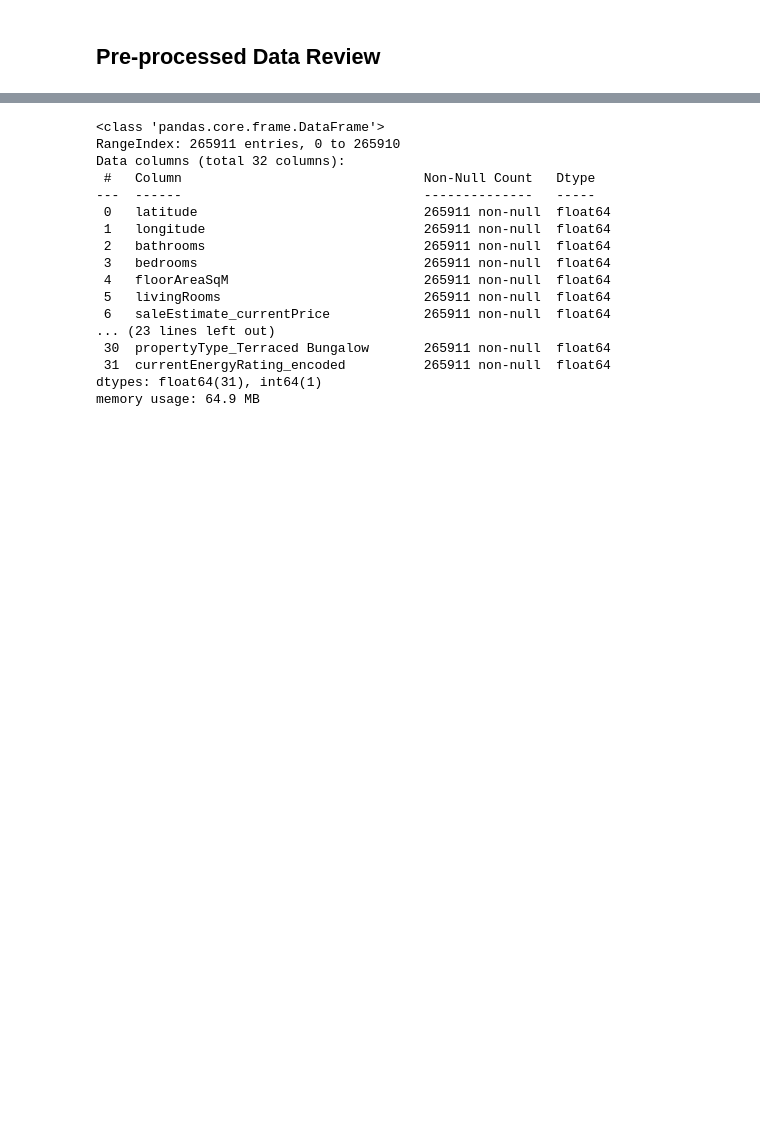
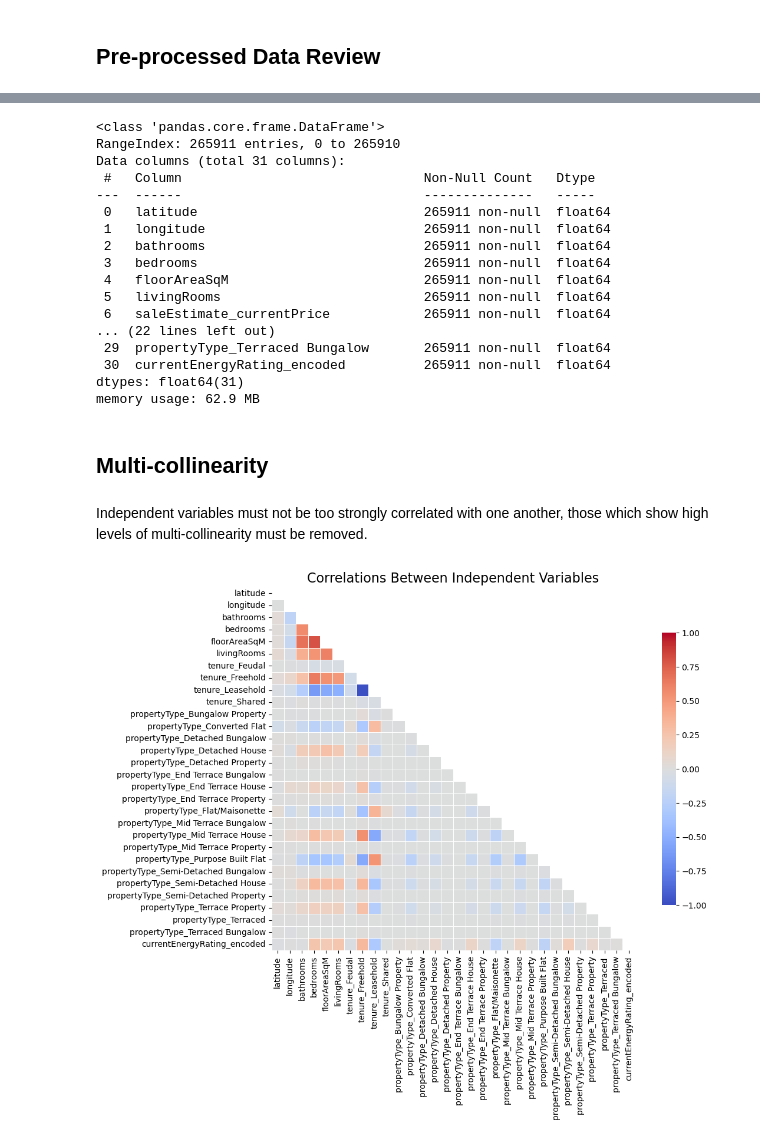
Before and after one commit to SanjayRaju2000/London-House-Price-Prediction, a Jupyter notebook: notebooks/03-pre-processing.ipynb, the cells around one changed output, grey strips where cells are left out. Cells and saved outputs as stored; diff of their text form; code cells hidden in the pictures; blank space fills up the shorter version.

Commit message:
Pre-Processing Notebook - Removed 'history_price' column and plotted heat map for features

```diff
--- a/notebooks/03-pre-processing.ipynb
+++ b/notebooks/03-pre-processing.ipynb
@@ -133,7 +134,7 @@ The outcode column has 167 unique values
 #### Leakage columns
 # %%
 # Dropping leakage columns
-clean_house_df = clean_house_df.drop(columns=['rentEstimate_lowerPrice', 'rentEstimate_currentPrice', 'rentEstimate_upperPrice','saleEstimate_lowerPrice', 'saleEstimate_upperPrice', 'saleEstimate_confidenceLevel', 'saleEstimate_valueChange.numericChange', 'saleEstimate_valueChange.percentageChange'])
+clean_house_df = clean_house_df.drop(columns=['rentEstimate_lowerPrice', 'rentEstimate_currentPrice', 'rentEstimate_upperPrice','saleEstimate_lowerPrice', 'saleEstimate_upperPrice', 'saleEstimate_confidenceLevel', 'saleEstimate_valueChange.numericChange', 'saleEstimate_valueChange.percentageChange', 'history_price'])
 # %% [markdown]
 ## Feature Engineering
 # %% [markdown]
@@ -247,7 +248,7 @@ clean_house_df.info()
 # %% [output]
 <class 'pandas.core.frame.DataFrame'>
 RangeIndex: 265911 entries, 0 to 265910
-Data columns (total 32 columns):
+Data columns (total 31 columns):
  #   Column                               Non-Null Count   Dtype
 ---  ------                               --------------   -----
  0   latitude                             265911 non-null  float64
@@ -257,8 +258,43 @@ Data columns (total 32 columns):
  4   floorAreaSqM                         265911 non-null  float64
  5   livingRooms                          265911 non-null  float64
  6   saleEstimate_currentPrice            265911 non-null  float64
-... (23 lines left out)
- 30  propertyType_Terraced Bungalow       265911 non-null  float64
- 31  currentEnergyRating_encoded          265911 non-null  float64
-dtypes: float64(31), int64(1)
-memory usage: 64.9 MB
+... (22 lines left out)
+ 29  propertyType_Terraced Bungalow       265911 non-null  float64
+ 30  currentEnergyRating_encoded          265911 non-null  float64
+dtypes: float64(31)
+memory usage: 62.9 MB
+# %% [markdown]
+## Multi-collinearity
+# %% [markdown]
+Independent variables must not be too strongly correlated with one another, those which show high levels of multi-collinearity must be removed.
+# %%
+# Splitting the target and features
+X = clean_house_df.drop('saleEstimate_currentPrice', axis=1)
+y = clean_house_df['saleEstimate_currentPrice']
+
+# Correlation matrix
+corr = X.corr()
+
+# Create a mask for the upper triangle
+mask = np.triu(np.ones_like(corr, dtype=bool))
+
+# Set up the matplotlib figure
+plt.figure(figsize=(12, 8))
+
+# Draw the heatmap
+sns.heatmap(
+    data=corr,
+    mask=mask,
+    annot=True,
+    fmt=".2f",
+    vmin=-1, vmax=1,
+    cmap="coolwarm",
+    square=True,
+    linewidths=0.5,
+    cbar_kws={"shrink": 0.75}
+)
+
+plt.title("Correlations Between Independent Variables", fontsize=16)
+plt.show()
+# %% [output]
+[figure, added]
```
Also changed, not shown: parts of 3 cells of this notebook.
